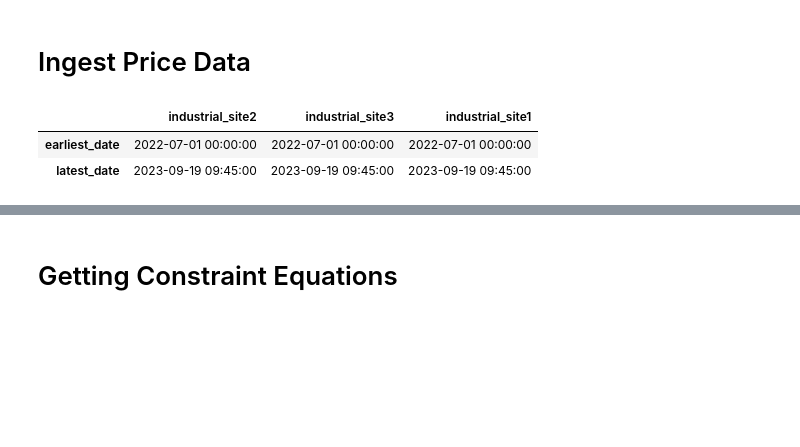
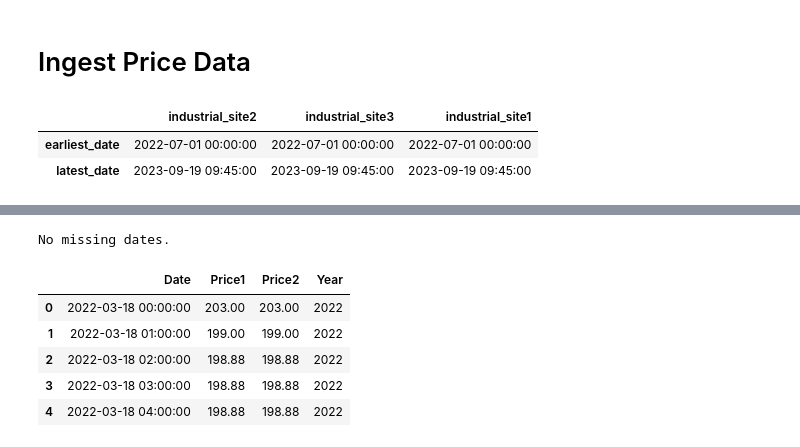
Before and after one commit to johanbarreiro/energy_consumption_optimizer, a Jupyter notebook: data_pipeline.ipynb, the cells around one changed output, grey strips where cells are left out. Cells and saved outputs as stored; diff of their text form; code cells hidden in the pictures; blank space fills up the shorter version.

```diff
--- a/data_pipeline.ipynb
+++ b/data_pipeline.ipynb
@@ -205,2 +160,0 @@ KeyboardInterrupt:
-# %% [markdown]
-# Getting Constraint Equations
@@ -214,0 +161,58 @@ KeyboardInterrupt:
+# %%
+import os
+import re
+from datetime import datetime, timedelta
+
+# Define the directory containing the files
+directory = 'data/energy_price_data/marginalpdbc'
+
+# Regex pattern to match the filenames and extract dates
+pattern = re.compile(r'marginalpdbc_(\d{8})\.\d')
+
+# Get a list of files in the directory
+files = os.listdir(directory)
+
+# Extract dates from filenames
+dates = []
+for file in files:
+    match = pattern.match(file)
+    if match:
+        date_str = match.group(1)
+        date = datetime.strptime(date_str, '%Y%m%d')
+        dates.append(date)
+
+# Sort dates
+dates.sort()
+
+# Find the range of dates
+if dates:
+    start_date = dates[0]
+    end_date = dates[-1]
+
+    # Generate the complete date range
+    complete_range = set(start_date + timedelta(days=x) for x in range((end_date - start_date).days + 1))
+
+    # Find missing dates
+    missing_dates = complete_range - set(dates)
+
+    # Print missing dates
+    if missing_dates:
+        print("Missing dates:")
+        for missing_date in sorted(missing_dates):
+            print(missing_date.strftime('%Y%m%d'))
+    else:
+        print("No missing dates.")
+else:
+    print("No valid files found in the directory.")
+# %% [output]
+No missing dates.
+# %%
+csv_data = pd.read_csv('data/energy_price_data/spain_daily_market_hourly_prices/marginalpdbc_2022.csv')
+csv_data.head()
+# %% [output]
+|  | Date | Price1 | Price2 | Year |
+| 0 | 2022-03-18 00:00:00 | 203.00 | 203.00 | 2022 |
+| 1 | 2022-03-18 01:00:00 | 199.00 | 199.00 | 2022 |
+| 2 | 2022-03-18 02:00:00 | 198.88 | 198.88 | 2022 |
+| 3 | 2022-03-18 03:00:00 | 198.88 | 198.88 | 2022 |
+| 4 | 2022-03-18 04:00:00 | 198.88 | 198.88 | 2022 |
```
Also changed, not shown: parts of 14 cells of this notebook, 30 other files.
